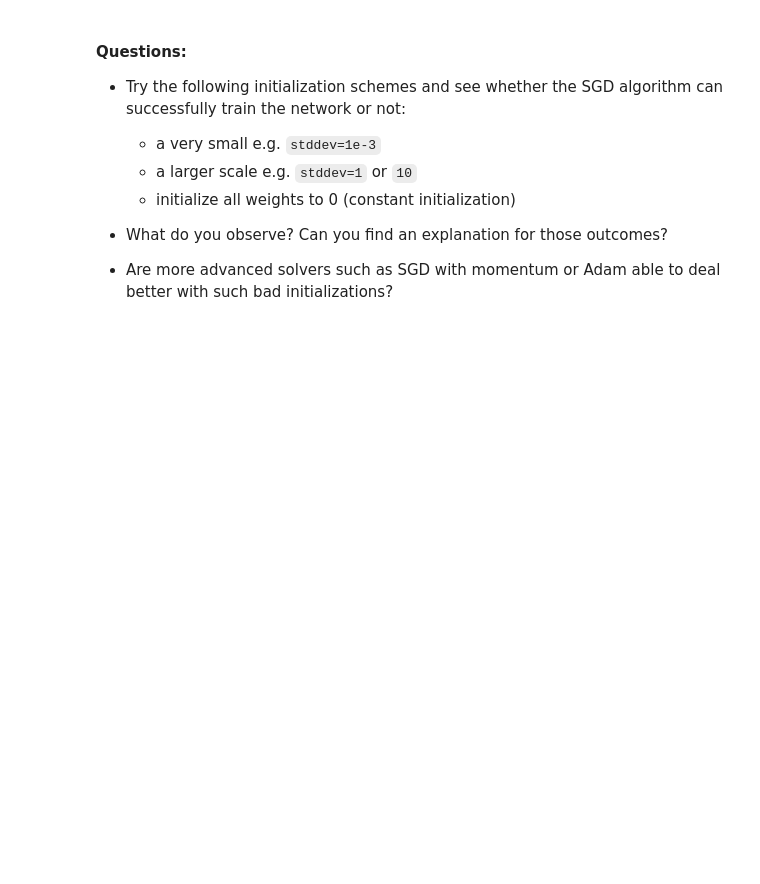
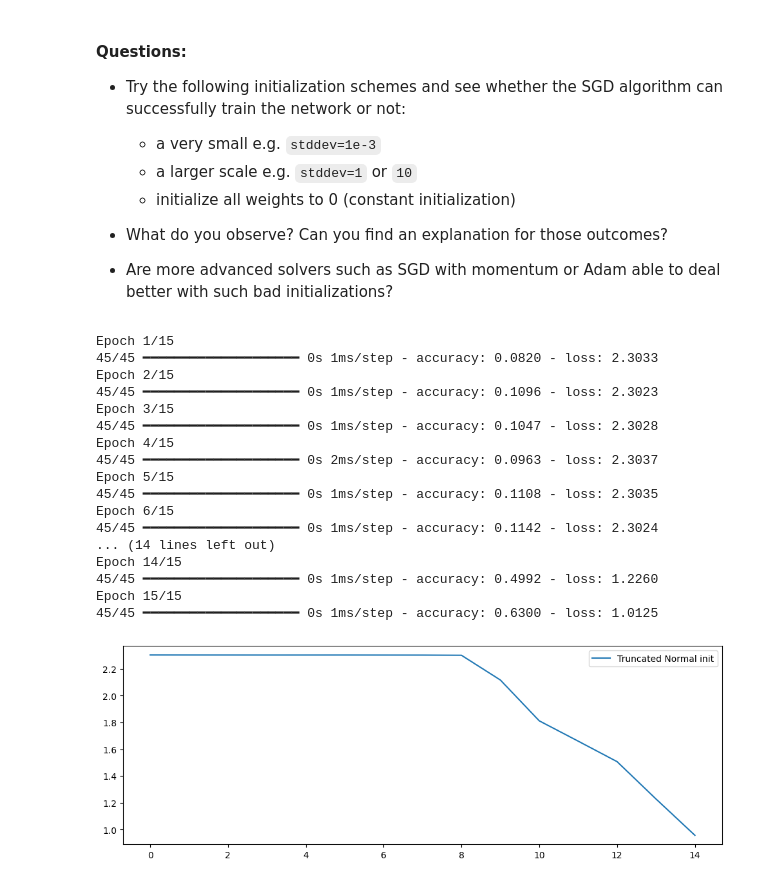
Before and after one commit to Alexatug/deep_learning, a Jupyter notebook: 01_materials/labs/lab_1.ipynb, the cells around one changed output. Cells and saved outputs as stored; diff of their text form; code cells hidden in the pictures; blank space fills up the shorter version.

```diff
--- a/01_materials/labs/lab_1.ipynb
+++ b/01_materials/labs/lab_1.ipynb
@@ -797,0 +796,47 @@ model.layers[0].weights
+# %%
+# Your code here
+
+# a very samll stddev
+from tensorflow.keras import initializers
+from tensorflow.keras import optimizers
+
+input_dim = 64
+hidden_dim = 64
+output_dim = 10
+
+normal_init = initializers.TruncatedNormal(stddev=0.001, seed=42)
+
+model = Sequential()
+model.add(Dense(hidden_dim, input_dim=input_dim, activation="tanh",
+                kernel_initializer=normal_init))
+model.add(Dense(hidden_dim, activation="tanh",
+                kernel_initializer=normal_init))
+model.add(Dense(output_dim, activation="softmax",
+                kernel_initializer=normal_init))
+
+model.compile(optimizer=optimizers.SGD(learning_rate=0.1),
+              loss='categorical_crossentropy', metrics=['accuracy'])
+history = model.fit(X_train, y_train, epochs=15, batch_size=32)
+
+plt.figure(figsize=(12, 4))
+plt.plot(history.history['loss'], label="Truncated Normal init")
+plt.legend();
+# %% [output]
+Epoch 1/15
+45/45 ━━━━━━━━━━━━━━━━━━━━ 0s 1ms/step - accuracy: 0.0820 - loss: 2.3033
+Epoch 2/15
+45/45 ━━━━━━━━━━━━━━━━━━━━ 0s 1ms/step - accuracy: 0.1096 - loss: 2.3023
+Epoch 3/15
+45/45 ━━━━━━━━━━━━━━━━━━━━ 0s 1ms/step - accuracy: 0.1047 - loss: 2.3028
+Epoch 4/15
+45/45 ━━━━━━━━━━━━━━━━━━━━ 0s 2ms/step - accuracy: 0.0963 - loss: 2.3037
+Epoch 5/15
+45/45 ━━━━━━━━━━━━━━━━━━━━ 0s 1ms/step - accuracy: 0.1108 - loss: 2.3035
+Epoch 6/15
+45/45 ━━━━━━━━━━━━━━━━━━━━ 0s 1ms/step - accuracy: 0.1142 - loss: 2.3024
+... (14 lines left out)
+Epoch 14/15
+45/45 ━━━━━━━━━━━━━━━━━━━━ 0s 1ms/step - accuracy: 0.4992 - loss: 1.2260
+Epoch 15/15
+45/45 ━━━━━━━━━━━━━━━━━━━━ 0s 1ms/step - accuracy: 0.6300 - loss: 1.0125
+[figure, added]
```
Also changed, not shown: parts of 22 cells of this notebook, 1 other file.
